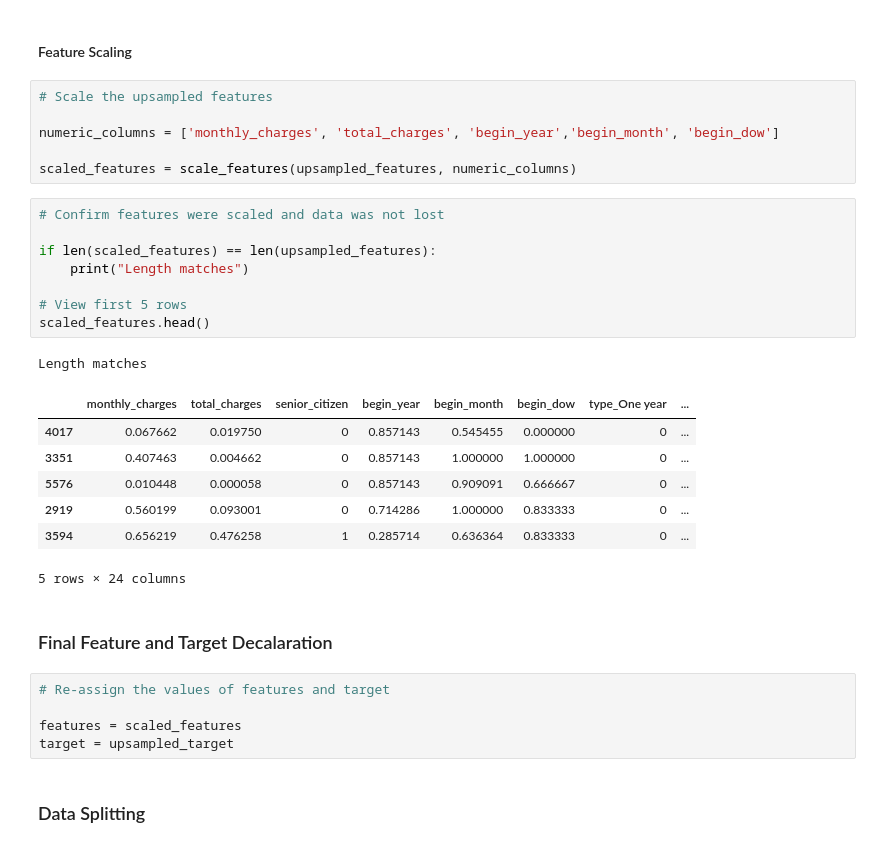
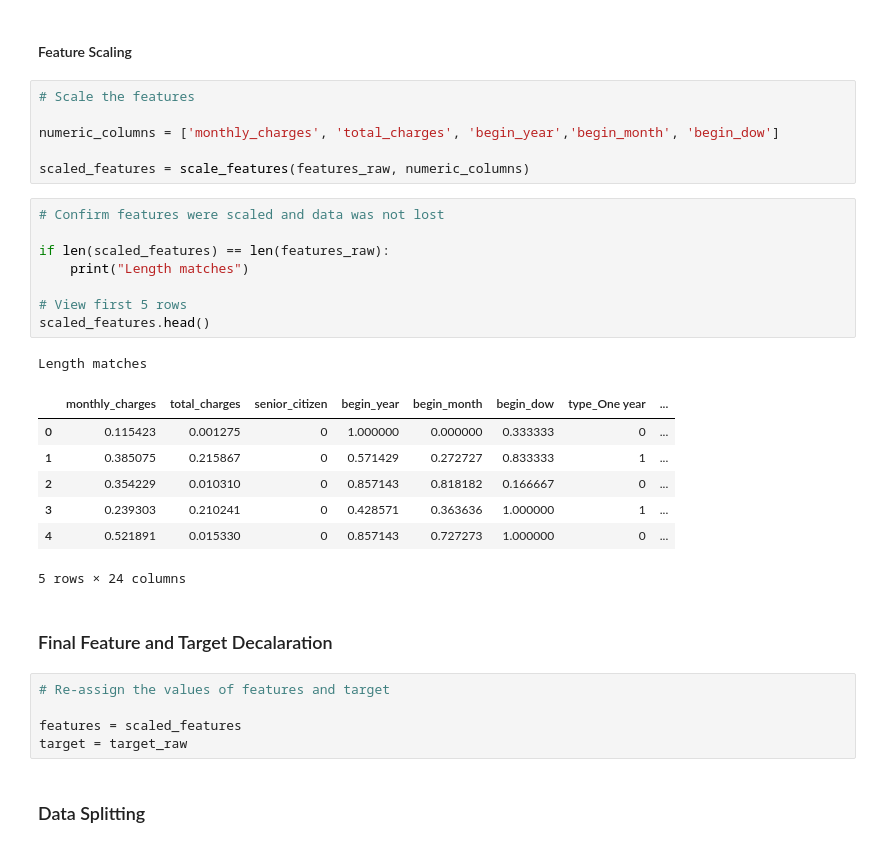
Before and after one commit to mnunezsa95/ds_project_capstone_project, a Jupyter notebook: notebook/sprint_17_final_project.ipynb, the cells around one changed output. Saved outputs shown, nothing was run; the diff lists cells and outputs as text.

```diff
--- a/notebook/sprint_17_final_project.ipynb
+++ b/notebook/sprint_17_final_project.ipynb
@@ -921,27 +898,27 @@ plt.show()
 # %% [markdown]
 #### Feature Scaling
 # %%
-# Scale the upsampled features
+# Scale the features
 
 numeric_columns = ['monthly_charges', 'total_charges', 'begin_year','begin_month', 'begin_dow']
 
-scaled_features = scale_features(upsampled_features, numeric_columns)
+scaled_features = scale_features(features_raw, numeric_columns)
 # %%
 # Confirm features were scaled and data was not lost
 
-if len(scaled_features) == len(upsampled_features):
+if len(scaled_features) == len(features_raw):
     print("Length matches")
 
 # View first 5 rows
 scaled_features.head()
 # %% [output]
 Length matches
 |  | monthly_charges | total_charges | senior_citizen | begin_year | begin_month | begin_dow | type_One year | ... |
-| 4017 | 0.067662 | 0.019750 | 0 | 0.857143 | 0.545455 | 0.000000 | 0 | ... |
-| 3351 | 0.407463 | 0.004662 | 0 | 0.857143 | 1.000000 | 1.000000 | 0 | ... |
-| 5576 | 0.010448 | 0.000058 | 0 | 0.857143 | 0.909091 | 0.666667 | 0 | ... |
-| 2919 | 0.560199 | 0.093001 | 0 | 0.714286 | 1.000000 | 0.833333 | 0 | ... |
-| 3594 | 0.656219 | 0.476258 | 1 | 0.285714 | 0.636364 | 0.833333 | 0 | ... |
+| 0 | 0.115423 | 0.001275 | 0 | 1.000000 | 0.000000 | 0.333333 | 0 | ... |
+| 1 | 0.385075 | 0.215867 | 0 | 0.571429 | 0.272727 | 0.833333 | 1 | ... |
+| 2 | 0.354229 | 0.010310 | 0 | 0.857143 | 0.818182 | 0.166667 | 0 | ... |
+| 3 | 0.239303 | 0.210241 | 0 | 0.428571 | 0.363636 | 1.000000 | 1 | ... |
+| 4 | 0.521891 | 0.015330 | 0 | 0.857143 | 0.727273 | 1.000000 | 0 | ... |
 5 rows × 24 columns
 # %% [markdown]
 ### Final Feature and Target Decalaration
@@ -949,7 +926,7 @@ Length matches
 # Re-assign the values of features and target
 
 features = scaled_features
-target = upsampled_target
+target = target_raw
 # %% [markdown]
 ### Data Splitting
 # %%
```
Also changed, not shown: parts of 25 cells of this notebook.
